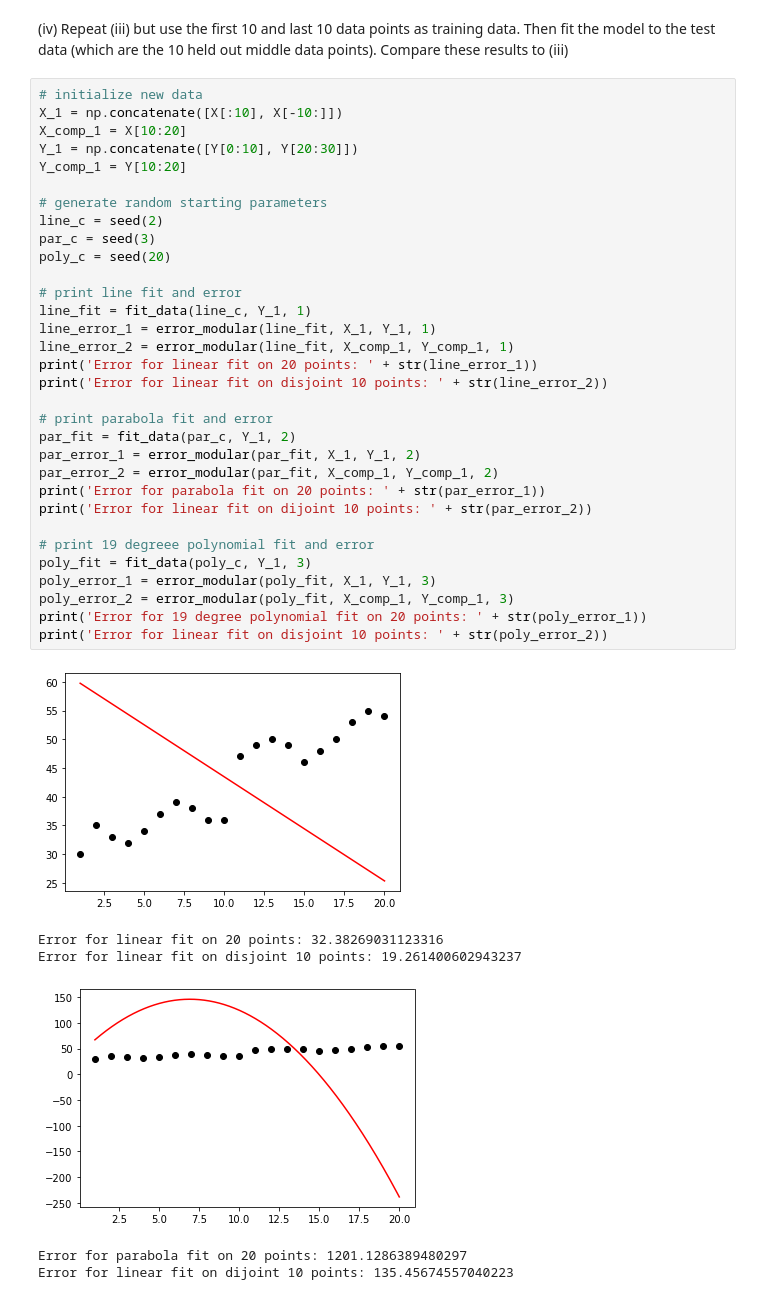
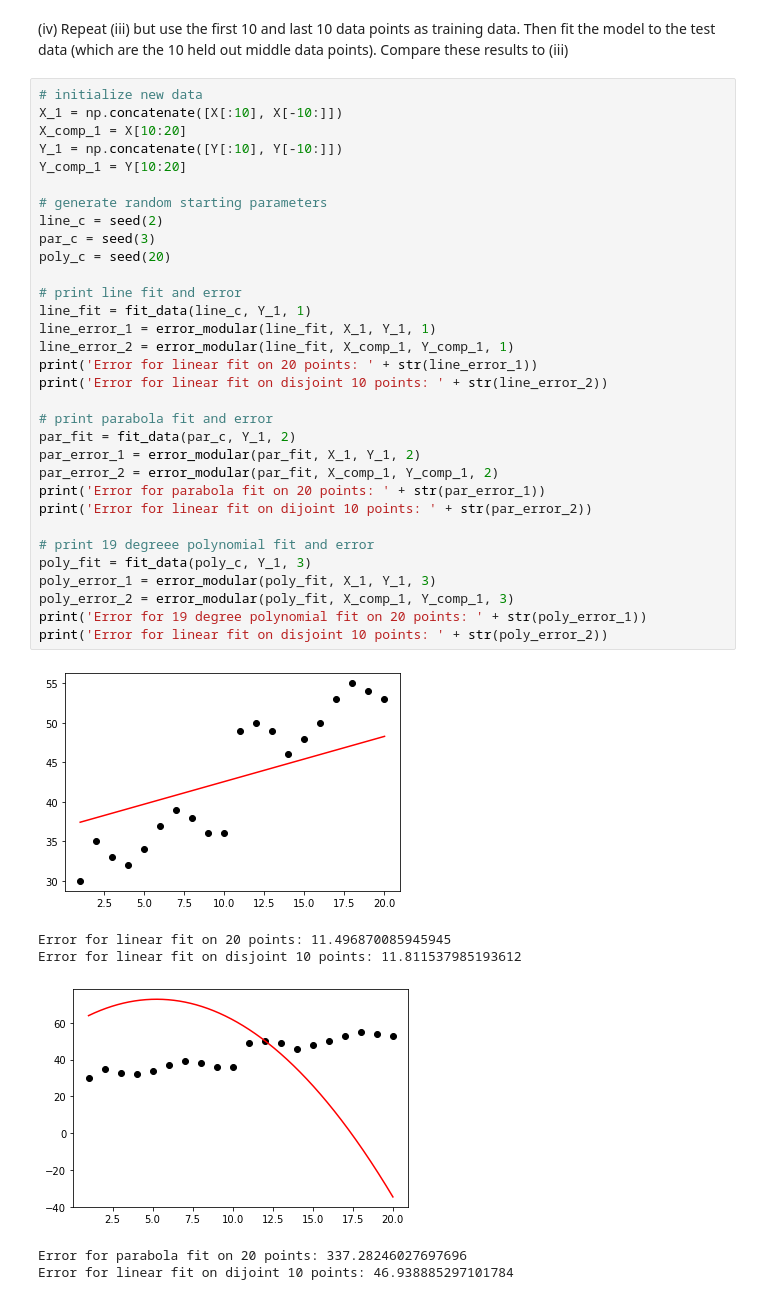
Before and after one commit to ewan-lister/EE-399, a Jupyter notebook: Homework/HW1/HW1.ipynb, the cells around one changed output. Saved outputs shown, nothing was run; the diff lists cells and outputs as text.

```diff
--- a/Homework/HW1/HW1.ipynb
+++ b/Homework/HW1/HW1.ipynb
@@ -257,38 +257,38 @@ Error for linear fit on disjoint 10 points: 4.9550272555971866e+17
 # initialize new data
 X_1 = np.concatenate([X[:10], X[-10:]])
 X_comp_1 = X[10:20]
-Y_1 = np.concatenate([Y[0:10], Y[20:30]])
+Y_1 = np.concatenate([Y[:10], Y[-10:]])
 Y_comp_1 = Y[10:20]
 
 # generate random starting parameters
 line_c = seed(2)
 par_c = seed(3)
 poly_c = seed(20)
 
 # print line fit and error
 line_fit = fit_data(line_c, Y_1, 1)
 line_error_1 = error_modular(line_fit, X_1, Y_1, 1)
 line_error_2 = error_modular(line_fit, X_comp_1, Y_comp_1, 1)
 print('Error for linear fit on 20 points: ' + str(line_error_1))
 print('Error for linear fit on disjoint 10 points: ' + str(line_error_2))
 
 # print parabola fit and error
 par_fit = fit_data(par_c, Y_1, 2)
 par_error_1 = error_modular(par_fit, X_1, Y_1, 2)
 par_error_2 = error_modular(par_fit, X_comp_1, Y_comp_1, 2)
 print('Error for parabola fit on 20 points: ' + str(par_error_1))
 print('Error for linear fit on dijoint 10 points: ' + str(par_error_2))
 
 # print 19 degreee polynomial fit and error
 poly_fit = fit_data(poly_c, Y_1, 3)
 poly_error_1 = error_modular(poly_fit, X_1, Y_1, 3)
 poly_error_2 = error_modular(poly_fit, X_comp_1, Y_comp_1, 3)
 print('Error for 19 degree polynomial fit on 20 points: ' + str(poly_error_1))
 print('Error for linear fit on disjoint 10 points: ' + str(poly_error_2))
 # %% [output]
-[figure, old version]
+[figure, new version]
-Error for linear fit on 20 points: 32.38269031123316
-Error for linear fit on disjoint 10 points: 19.261400602943237
+Error for linear fit on 20 points: 11.496870085945945
+Error for linear fit on disjoint 10 points: 11.811537985193612
-[figure, old version]
+[figure, new version]
-Error for parabola fit on 20 points: 1201.1286389480297
-Error for linear fit on dijoint 10 points: 135.45674557040223
+Error for parabola fit on 20 points: 337.28246027697696
+Error for linear fit on dijoint 10 points: 46.938885297101784
```
Also changed, not shown: parts of 3 cells of this notebook, 7 other files.
